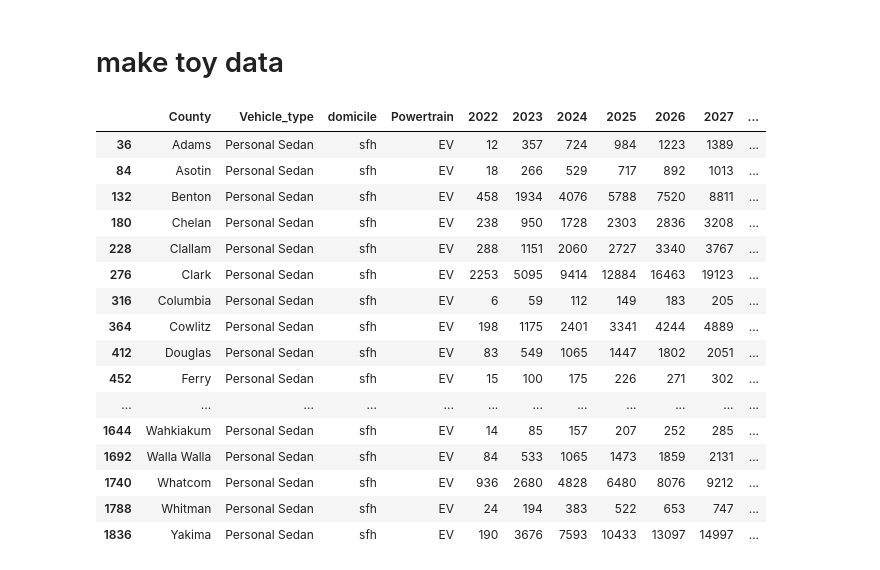
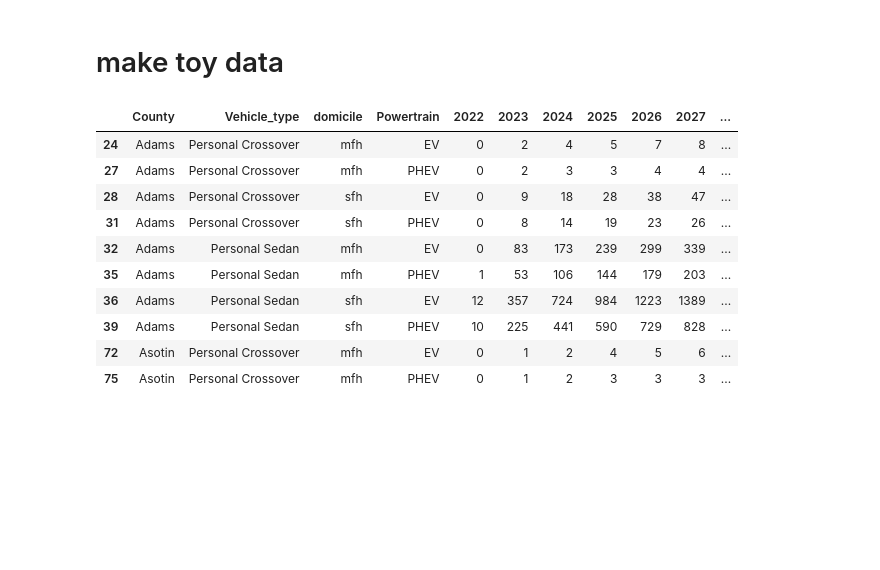
Before and after one commit to rmi-mobility-data-science/replicaEVSE, a Jupyter notebook: notebooks/stock_rollover.ipynb, the cells around one changed output. Cells and saved outputs as stored; diff of their text form; code cells hidden in the pictures; blank space fills up the shorter version.

```diff
--- a/notebooks/stock_rollover.ipynb
+++ b/notebooks/stock_rollover.ipynb
@@ -234,31 +246,26 @@ cnty_list = ['King', 'Adams']
 # %%
 ev_cond = stock_rollover['Powertrain'].isin(['EV', 'PHEV']).reset_index(drop=True)
 # ev_cond = (stock_rollover['Powertrain']=='EV') | (stock_rollover['Powertrain']=='PHEV')
 # nev_df = stock_rollover[(stock_rollover['Powertrain']=='EV')].copy()
 nev_df = stock_rollover[ev_cond].copy()
 nev_df = nev_df[nev_df['domicile'] != 'other'].copy()
 nev_df.drop(columns=['Unnamed: 0'], inplace=True)
 
-ev_sfh_only = nev_df[nev_df['domicile']=='sfh'].copy()
-ev_sfh_only = ev_sfh_only[ev_sfh_only['Powertrain']=='EV'].copy()
-ev_sfh_only = ev_sfh_only[ev_sfh_only['Vehicle_type']=='Personal Sedan'].copy()
-ev_sfh_only
+
+# ev_sfh_only = ev_sfh_only[ev_sfh_only['Powertrain']=='EV'].copy()
+segmentslist = ['Personal Sedan', 'Personal Crossover']# 'Personal Truck/SUV']
+nev_df = nev_df[nev_df['Vehicle_type'].isin(segmentslist)].copy()
+nev_df.head(10)
 # %% [output]
 |  | County | Vehicle_type | domicile | Powertrain | 2022 | 2023 | 2024 | 2025 | 2026 | 2027 | ... |
+| 24 | Adams | Personal Crossover | mfh | EV | 0 | 2 | 4 | 5 | 7 | 8 | ... |
+| 27 | Adams | Personal Crossover | mfh | PHEV | 0 | 2 | 3 | 3 | 4 | 4 | ... |
+| 28 | Adams | Personal Crossover | sfh | EV | 0 | 9 | 18 | 28 | 38 | 47 | ... |
+| 31 | Adams | Personal Crossover | sfh | PHEV | 0 | 8 | 14 | 19 | 23 | 26 | ... |
+| 32 | Adams | Personal Sedan | mfh | EV | 0 | 83 | 173 | 239 | 299 | 339 | ... |
+| 35 | Adams | Personal Sedan | mfh | PHEV | 1 | 53 | 106 | 144 | 179 | 203 | ... |
 | 36 | Adams | Personal Sedan | sfh | EV | 12 | 357 | 724 | 984 | 1223 | 1389 | ... |
-| 84 | Asotin | Personal Sedan | sfh | EV | 18 | 266 | 529 | 717 | 892 | 1013 | ... |
-| 132 | Benton | Personal Sedan | sfh | EV | 458 | 1934 | 4076 | 5788 | 7520 | 8811 | ... |
-| 180 | Chelan | Personal Sedan | sfh | EV | 238 | 950 | 1728 | 2303 | 2836 | 3208 | ... |
-| 228 | Clallam | Personal Sedan | sfh | EV | 288 | 1151 | 2060 | 2727 | 3340 | 3767 | ... |
-| 276 | Clark | Personal Sedan | sfh | EV | 2253 | 5095 | 9414 | 12884 | 16463 | 19123 | ... |
-| 316 | Columbia | Personal Sedan | sfh | EV | 6 | 59 | 112 | 149 | 183 | 205 | ... |
-| 364 | Cowlitz | Personal Sedan | sfh | EV | 198 | 1175 | 2401 | 3341 | 4244 | 4889 | ... |
-| 412 | Douglas | Personal Sedan | sfh | EV | 83 | 549 | 1065 | 1447 | 1802 | 2051 | ... |
-| 452 | Ferry | Personal Sedan | sfh | EV | 15 | 100 | 175 | 226 | 271 | 302 | ... |
-| ... | ... | ... | ... | ... | ... | ... | ... | ... | ... | ... | ... |
-| 1644 | Wahkiakum | Personal Sedan | sfh | EV | 14 | 85 | 157 | 207 | 252 | 285 | ... |
-| 1692 | Walla Walla | Personal Sedan | sfh | EV | 84 | 533 | 1065 | 1473 | 1859 | 2131 | ... |
-| 1740 | Whatcom | Personal Sedan | sfh | EV | 936 | 2680 | 4828 | 6480 | 8076 | 9212 | ... |
-| 1788 | Whitman | Personal Sedan | sfh | EV | 24 | 194 | 383 | 522 | 653 | 747 | ... |
-| 1836 | Yakima | Personal Sedan | sfh | EV | 190 | 3676 | 7593 | 10433 | 13097 | 14997 | ... |
+| 39 | Adams | Personal Sedan | sfh | PHEV | 10 | 225 | 441 | 590 | 729 | 828 | ... |
+| 72 | Asotin | Personal Crossover | mfh | EV | 0 | 1 | 2 | 4 | 5 | 6 | ... |
+| 75 | Asotin | Personal Crossover | mfh | PHEV | 0 | 1 | 2 | 3 | 3 | 3 | ... |
 # %%
```
Also changed, not shown: parts of 25 cells of this notebook, 1 other file.
